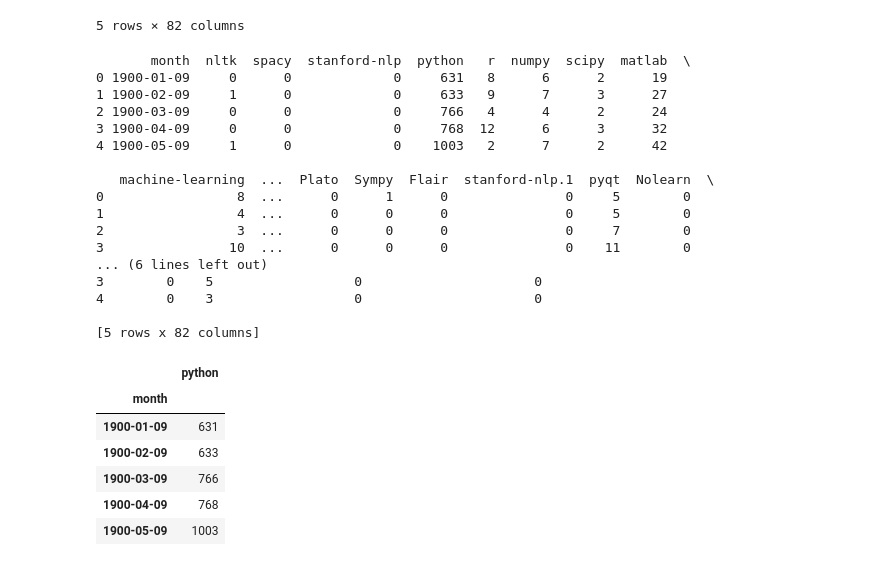
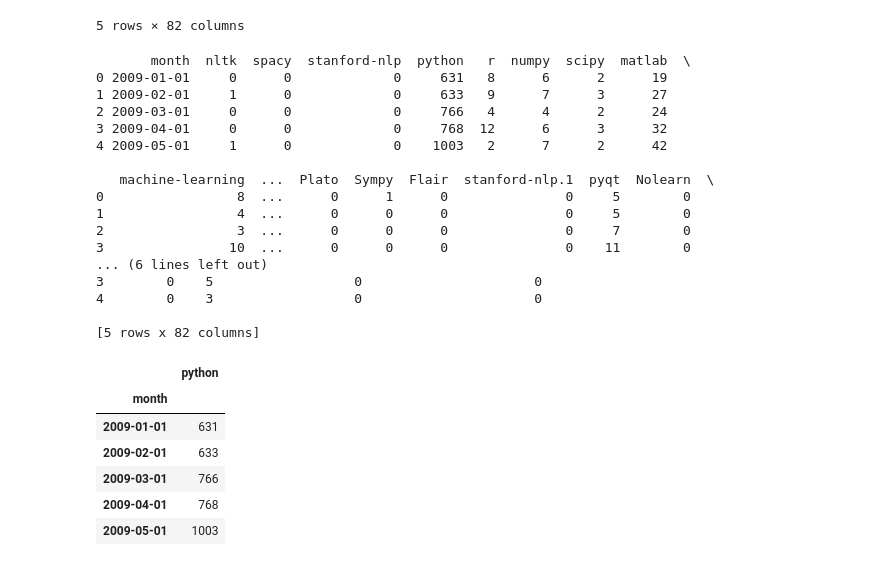
Before and after one commit to jhylisa666/DS4420-final-project, a Jupyter notebook: arima.ipynb, the cells around one changed output. Saved outputs shown, nothing was run; the diff lists cells and outputs as text; code cells hidden in the pictures.

```diff
--- a/arima.ipynb
+++ b/arima.ipynb
@@ -17,36 +17,36 @@ stack_overfl_qs.head()
 | 4 | 09-May | 1 | 0 | 0 | 1003 | 2 | 7 | 2 | 42 | ... |
 5 rows × 82 columns
 # %%
-stack_overfl_qs['month'] = pd.to_datetime(stack_overfl_qs['month'], format="%y %B")
+stack_overfl_qs['month'] = pd.to_datetime(stack_overfl_qs['month'], format="%y-%b")
 print(stack_overfl_qs.head())
 timeseries = stack_overfl_qs[['month', 'python']]
 
 timeseries.set_index('month', inplace = True)
 timeseries = timeseries.dropna()
 
 timeseries.head()
 # %% [output]
        month  nltk  spacy  stanford-nlp  python   r  numpy  scipy  matlab  \
-0 1900-01-09     0      0             0     631   8      6      2      19
-1 1900-02-09     1      0             0     633   9      7      3      27
-2 1900-03-09     0      0             0     766   4      4      2      24
-3 1900-04-09     0      0             0     768  12      6      3      32
-4 1900-05-09     1      0             0    1003   2      7      2      42
+0 2009-01-01     0      0             0     631   8      6      2      19
+1 2009-02-01     1      0             0     633   9      7      3      27
+2 2009-03-01     0      0             0     766   4      4      2      24
+3 2009-04-01     0      0             0     768  12      6      3      32
+4 2009-05-01     1      0             0    1003   2      7      2      42
 
    machine-learning  ...  Plato  Sympy  Flair  stanford-nlp.1  pyqt  Nolearn  \
 0                 8  ...      0      1      0               0     5        0
 1                 4  ...      0      0      0               0     5        0
 2                 3  ...      0      0      0               0     7        0
 3                10  ...      0      0      0               0    11        0
 ... (6 lines left out)
 3        0    5                  0                      0
 4        0    3                  0                      0
 
 [5 rows x 82 columns]
 |  | python |
 | month |  |
-| 1900-01-09 | 631 |
-| 1900-02-09 | 633 |
-| 1900-03-09 | 766 |
-| 1900-04-09 | 768 |
-| 1900-05-09 | 1003 |
+| 2009-01-01 | 631 |
+| 2009-02-01 | 633 |
+| 2009-03-01 | 766 |
+| 2009-04-01 | 768 |
+| 2009-05-01 | 1003 |
```
Also changed, not shown: parts of 15 cells of this notebook.
